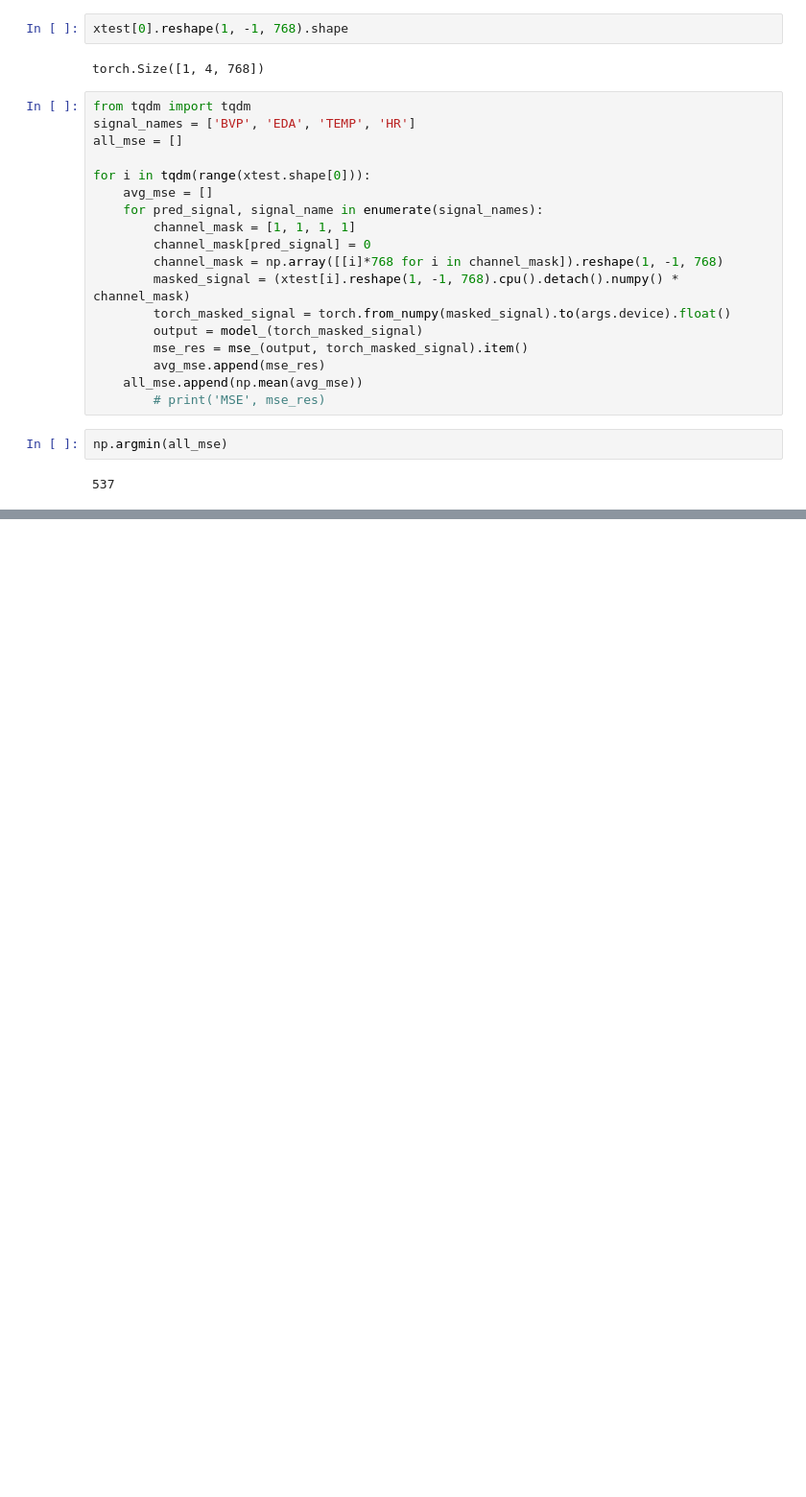
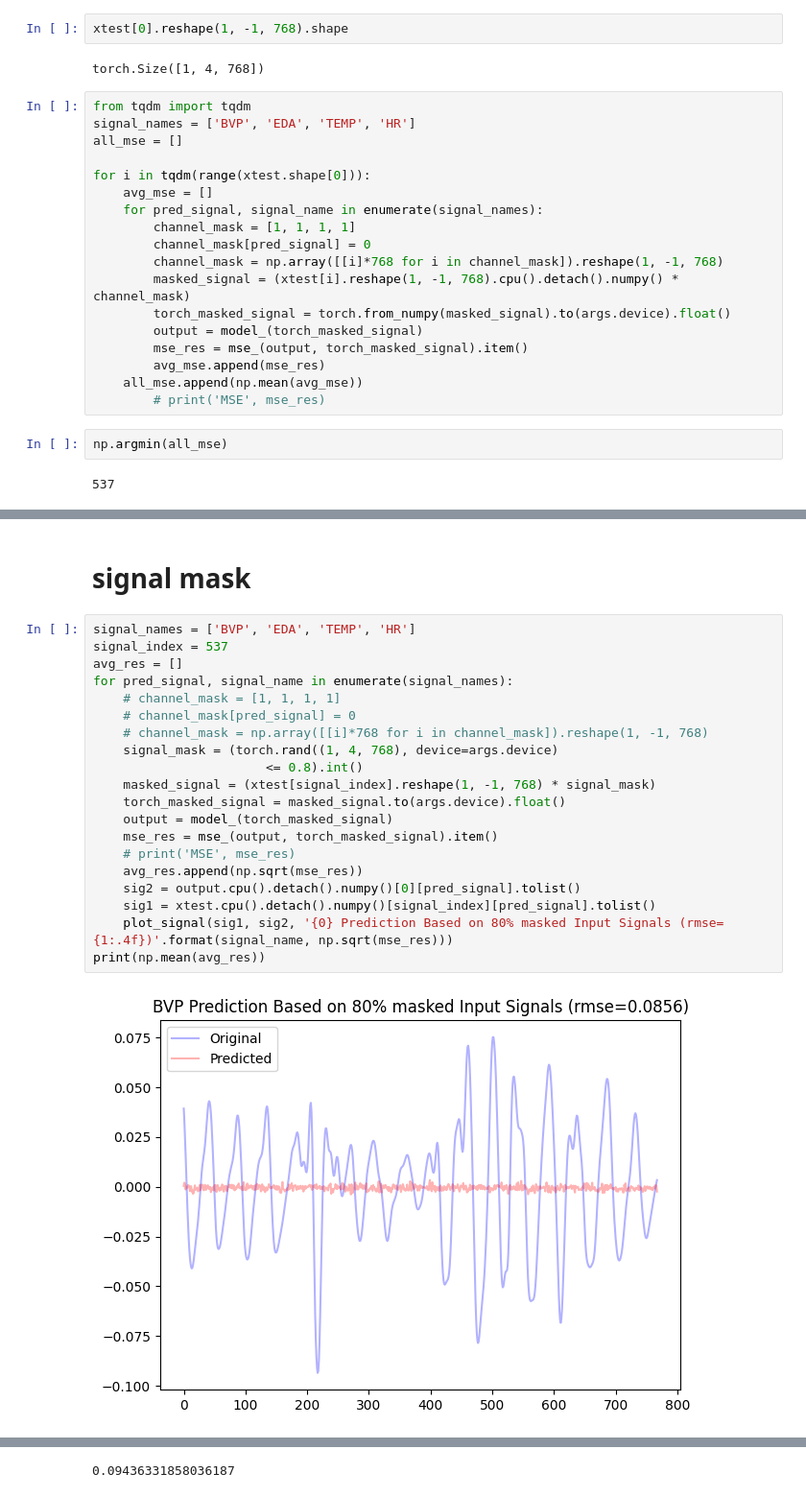
Before and after one commit to AlanConstantine/TPMER, a Jupyter notebook: evaluation_rep.ipynb, the cells around one changed output, grey strips where cells are left out. Shown at 96% size. Drawn from its saved outputs; the diff is of its cells as text; blank space fills up the shorter version.

```diff
--- a/evaluation_rep.ipynb
+++ b/evaluation_rep.ipynb
@@ -195,0 +198,24 @@ print(np.mean(avg_res))
+# %% [markdown]
+# signal mask
+# %%
+signal_names = ['BVP', 'EDA', 'TEMP', 'HR']
+signal_index = 537
+avg_res = []
+for pred_signal, signal_name in enumerate(signal_names):
+    # channel_mask = [1, 1, 1, 1]
+    # channel_mask[pred_signal] = 0
+    # channel_mask = np.array([[i]*768 for i in channel_mask]).reshape(1, -1, 768)
+    signal_mask = (torch.rand((1, 4, 768), device=args.device)
+                       <= 0.8).int()
+    masked_signal = (xtest[signal_index].reshape(1, -1, 768) * signal_mask)
+    torch_masked_signal = masked_signal.to(args.device).float()
+    output = model_(torch_masked_signal)
+    mse_res = mse_(output, torch_masked_signal).item()
+    # print('MSE', mse_res)
+    avg_res.append(np.sqrt(mse_res))
+    sig2 = output.cpu().detach().numpy()[0][pred_signal].tolist()
+    sig1 = xtest.cpu().detach().numpy()[signal_index][pred_signal].tolist()
+    plot_signal(sig1, sig2, '{0} Prediction Based on 80% masked Input Signals (rmse={1:.4f})'.format(signal_name, np.sqrt(mse_res)))
+print(np.mean(avg_res))
+# %% [output]
+[figure, added]
@@ -195,0 +225 @@ print(np.mean(avg_res))
+0.09436331858036187
```
Also changed, not shown: parts of 6 cells of this notebook.
